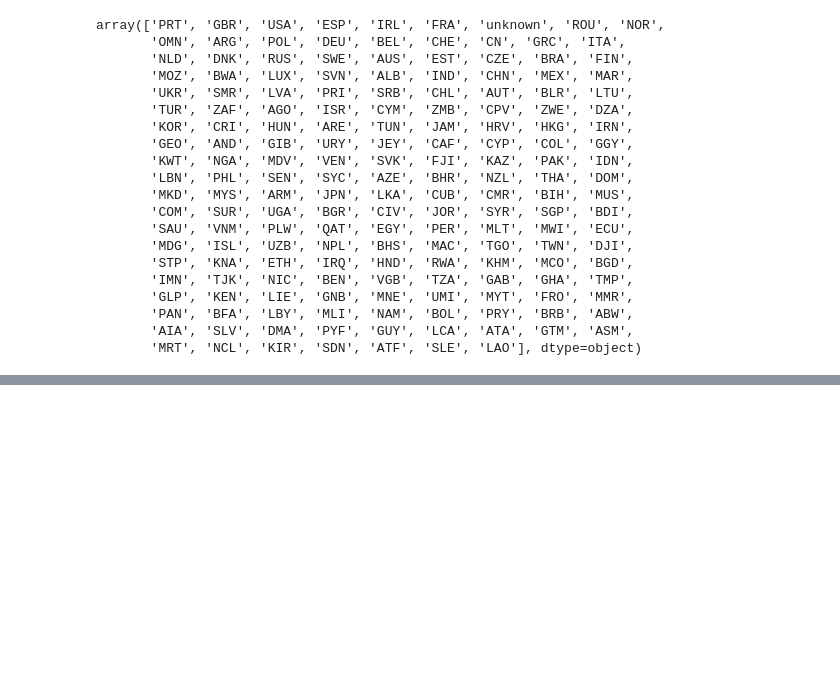
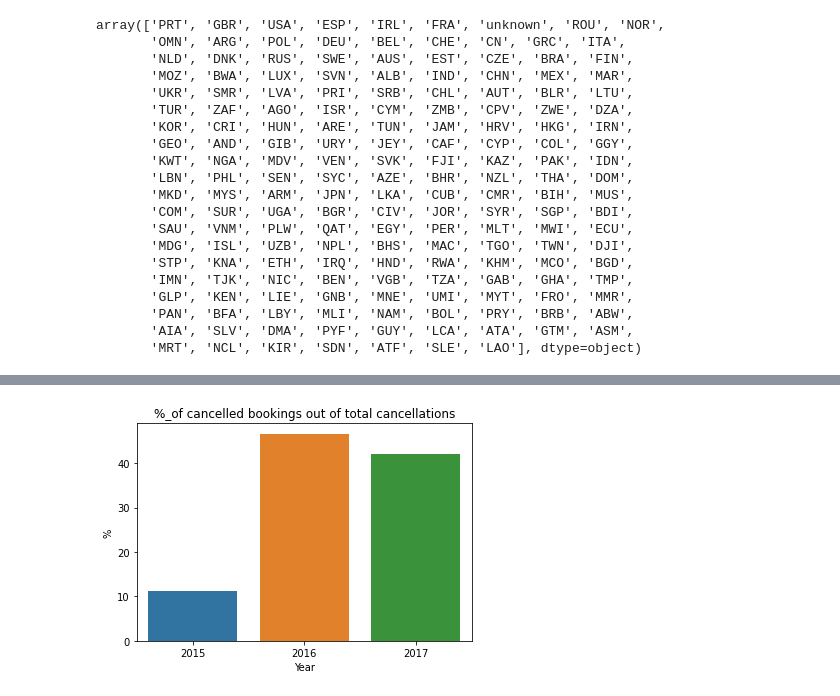
Before and after one commit to TheDandyCodes/TFG-ADE, a Jupyter notebook: EDA_booking_v2.ipynb, the cells around one changed output, grey strips where cells are left out. Cells and saved outputs as stored; diff of their text form; code cells hidden in the pictures; blank space fills up the shorter version.

```diff
--- a/EDA_booking_v2.ipynb
+++ b/EDA_booking_v2.ipynb
@@ -216,0 +246,9 @@ plt.show()
+# %%
+a = pd.DataFrame(df[df.is_canceled==1].arrival_date_year.value_counts()/(df[df.is_canceled==1].arrival_date_year.value_counts().sum())*100).reset_index()
+a.columns=['year', '%']
+sns.barplot(a, x='year', y='%')
+plt.xlabel('Year')
+plt.title('%_of cancelled bookings out of total cancellations')
+plt.show()
+# %% [output]
+[figure, added]
```
Also changed, not shown: parts of 12 cells of this notebook.
